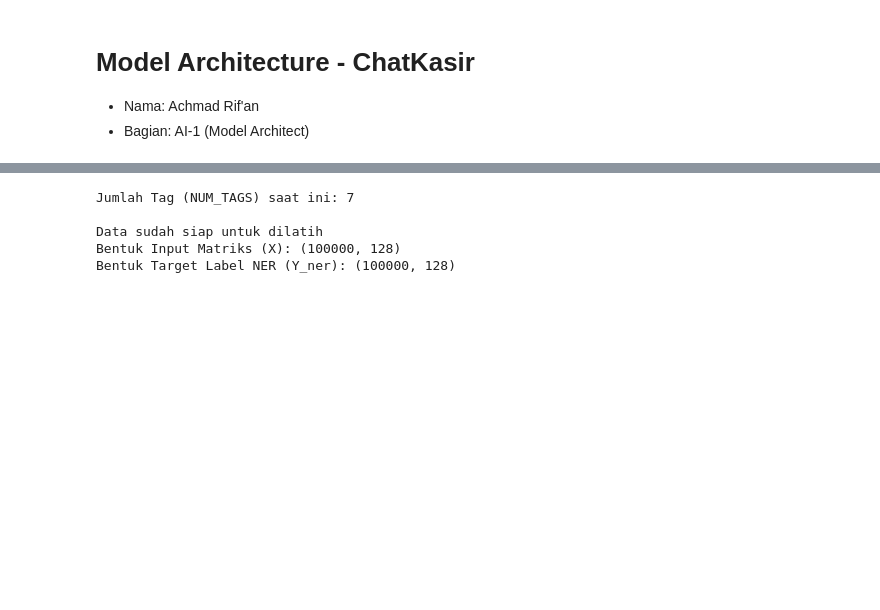
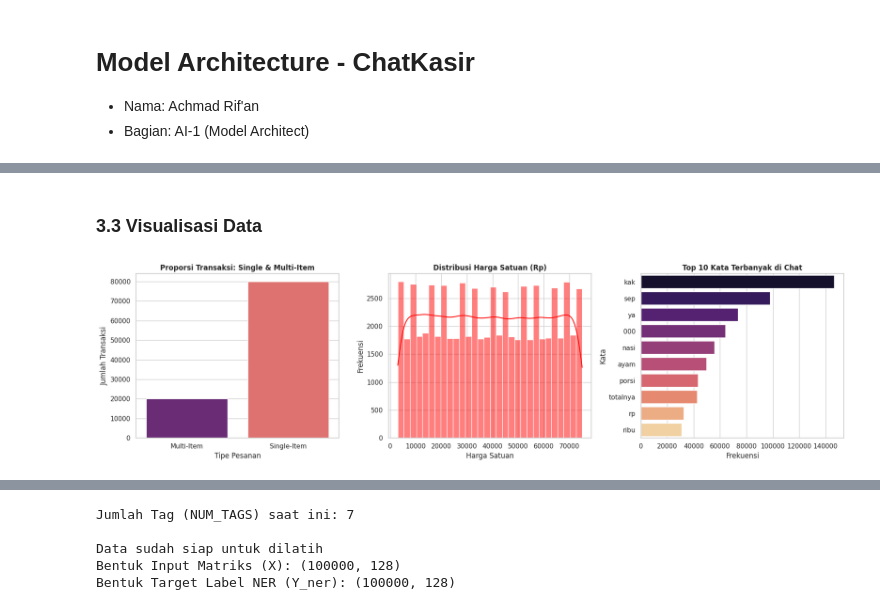
Before and after one commit to Sugandarilovv/ChatKasir, a Jupyter notebook: ai-model/notebooks/01_model_architecture.ipynb, the cells around one changed output, grey strips where cells are left out. Drawn from its saved outputs; the diff is of its cells as text; code cells hidden in the pictures; blank space fills up the shorter version.

```diff
--- a/ai-model/notebooks/01_model_architecture.ipynb
+++ b/ai-model/notebooks/01_model_architecture.ipynb
@@ -91,0 +163,46 @@ display(df_sintetis.head())
+# %% [markdown]
+### 3.3 Visualisasi Data
+# %%
+# Tema visual grafik
+sns.set_theme(style="whitegrid")
+fig, axes = plt.subplots(1, 3, figsize=(18, 5))
+
+# 1. Visualisasi Distribusi Single-Item & Multi-Item
+# Mendeteksi multi-item dari keberadaan pemisah '&' pada kolom product
+df_sintetis['item_count'] = df_sintetis['product'].astype(str).apply(lambda x: len(x.split('&')))
+df_sintetis['order_type'] = df_sintetis['item_count'].apply(lambda x: 'Single-Item' if x == 1 else 'Multi-Item')
+
+sns.countplot(data=df_sintetis, x='order_type', hue='order_type', palette='magma', ax=axes[0], legend=False)
+axes[0].set_title('Proporsi Transaksi: Single & Multi-Item', fontweight='bold')
+axes[0].set_xlabel('Tipe Pesanan')
+axes[0].set_ylabel('Jumlah Transaksi')
+
+# 2. Visualisasi Distribusi Harga Satuan
+# Memfilter harga yang valid (mengabaikan -1 / harga tidak disebutkan)
+valid_prices = df_sintetis[df_sintetis['price_satuan'] > 0]['price_satuan']
+
+sns.histplot(valid_prices, bins=30, kde=True, color='red', ax=axes[1])
+axes[1].set_title('Distribusi Harga Satuan (Rp)', fontweight='bold')
+axes[1].set_xlabel('Harga Satuan')
+axes[1].set_ylabel('Frekuensi')
+
+# 3. Visualisasi Top 10 Kata Terbanyak
+# Menggabungkan seluruh teks chat pembeli & penjual
+all_text = " ".join(df_sintetis['input_text'].astype(str).tolist()).lower()
+# Memecah menjadi daftar kata (menghilangkan tanda baca)
+words = re.findall(r'\b\w+\b', all_text)
+
+# Menghitung 10 kata yang paling sering muncul
+top_words = Counter(words).most_common(10)
+words_labels, words_counts = zip(*top_words)
+
+sns.barplot(x=list(words_counts), y=list(words_labels), hue=list(words_labels), palette='magma', ax=axes[2], legend=False)
+axes[2].set_title('Top 10 Kata Terbanyak di Chat', fontweight='bold')
+axes[2].set_xlabel('Frekuensi')
+axes[2].set_ylabel('Kata')
+
+# Menampilkan grafik
+plt.tight_layout()
+plt.show()
+# %% [output]
+[figure, added]
```
Also changed, not shown: parts of 33 cells of this notebook.
